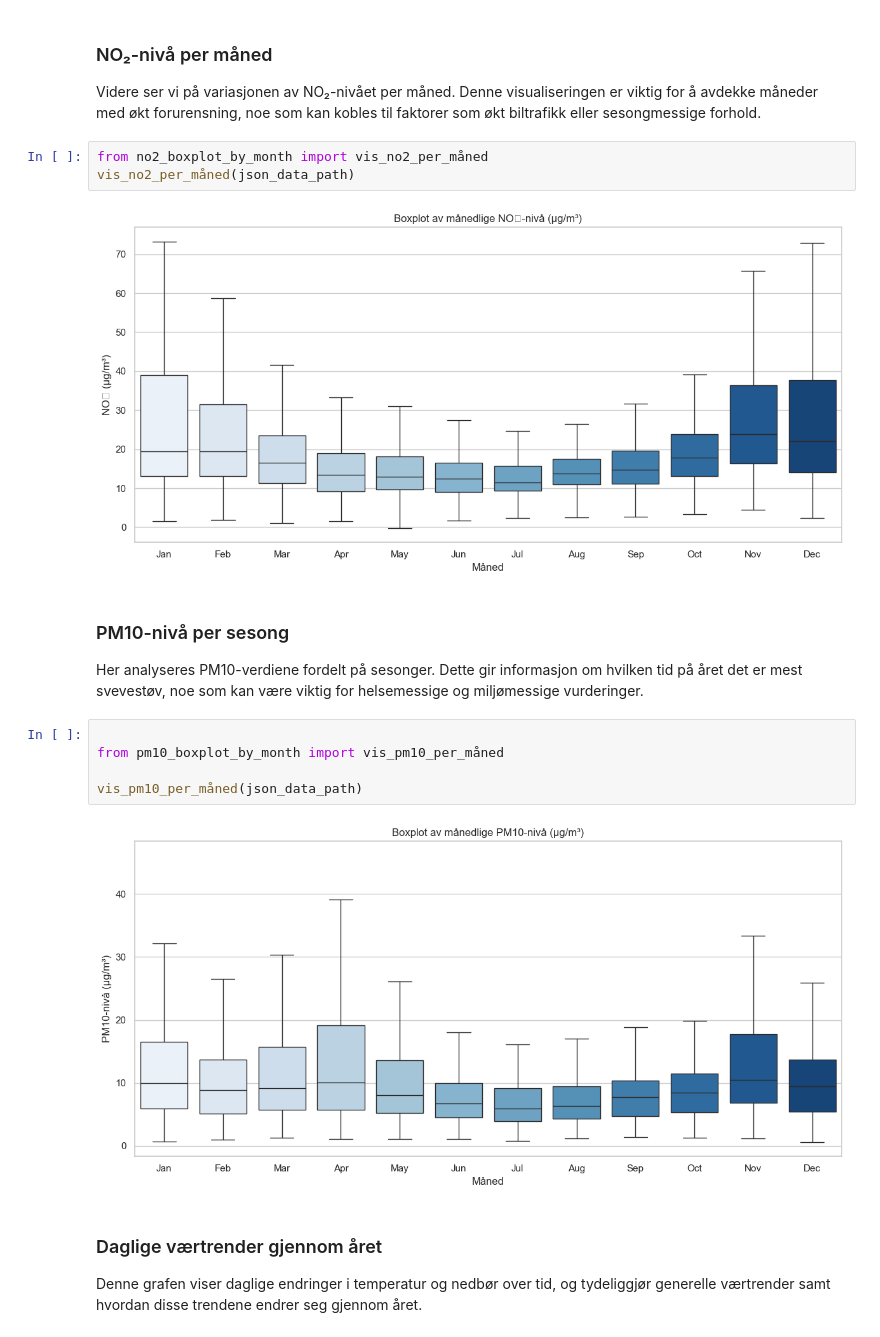
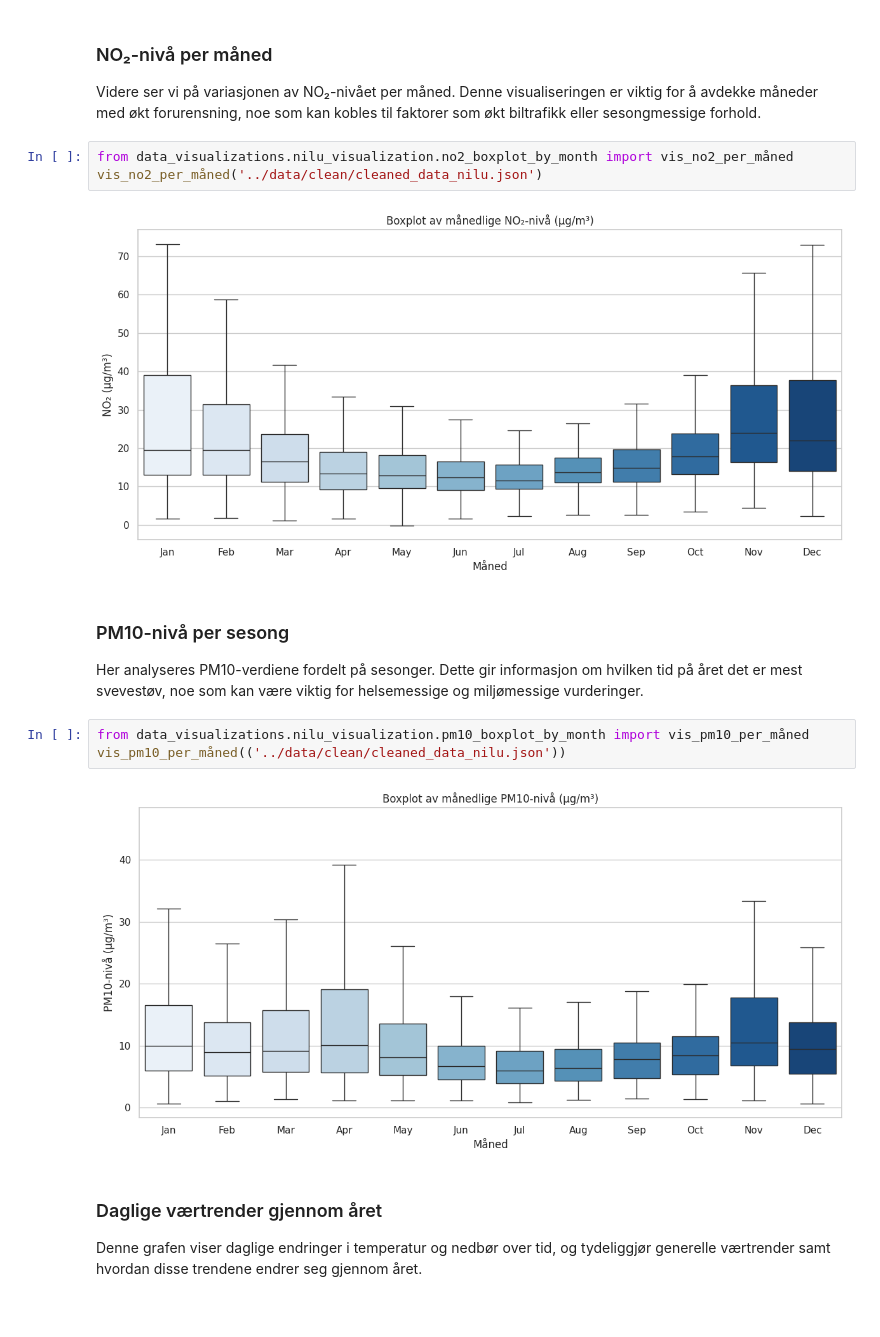
Before and after one commit to andsamfu/prosjekt_miljodataanalyse, a Jupyter notebook: notebooks/02_data_analysis_and_visualisation.ipynb, the cells around one changed output. Cells and saved outputs as stored; diff of their text form.

Commit message:
Implementert og forbedret visualiseringer for analyse

```diff
--- a/notebooks/02_data_analysis_and_visualisation.ipynb
+++ b/notebooks/02_data_analysis_and_visualisation.ipynb
@@ -87,21 +86,19 @@ vis_nedbør_per_måned("../data/clean/frost.db")
 
 Videre ser vi på variasjonen av NO₂-nivået per måned. Denne visualiseringen er viktig for å avdekke måneder med økt forurensning, noe som kan kobles til faktorer som økt biltrafikk eller sesongmessige forhold.
 # %%
-from no2_boxplot_by_month import vis_no2_per_måned
-vis_no2_per_måned(json_data_path)
+from data_visualizations.nilu_visualization.no2_boxplot_by_month import vis_no2_per_måned
+vis_no2_per_måned('../data/clean/cleaned_data_nilu.json')
 # %% [output]
-[figure, old version]
+[figure, new version]
 # %% [markdown]
 ### PM10-nivå per sesong
 
 Her analyseres PM10-verdiene fordelt på sesonger. Dette gir informasjon om hvilken tid på året det er mest svevestøv, noe som kan være viktig for helsemessige og miljømessige vurderinger.
 # %%
-
-from pm10_boxplot_by_month import vis_pm10_per_måned
-
-vis_pm10_per_måned(json_data_path)
+from data_visualizations.nilu_visualization.pm10_boxplot_by_month import vis_pm10_per_måned
+vis_pm10_per_måned(('../data/clean/cleaned_data_nilu.json'))
 # %% [output]
-[figure, old version]
+[figure, new version]
 # %% [markdown]
 ### Daglige værtrender gjennom året
 
```
Also changed, not shown: parts of 10 cells of this notebook.
